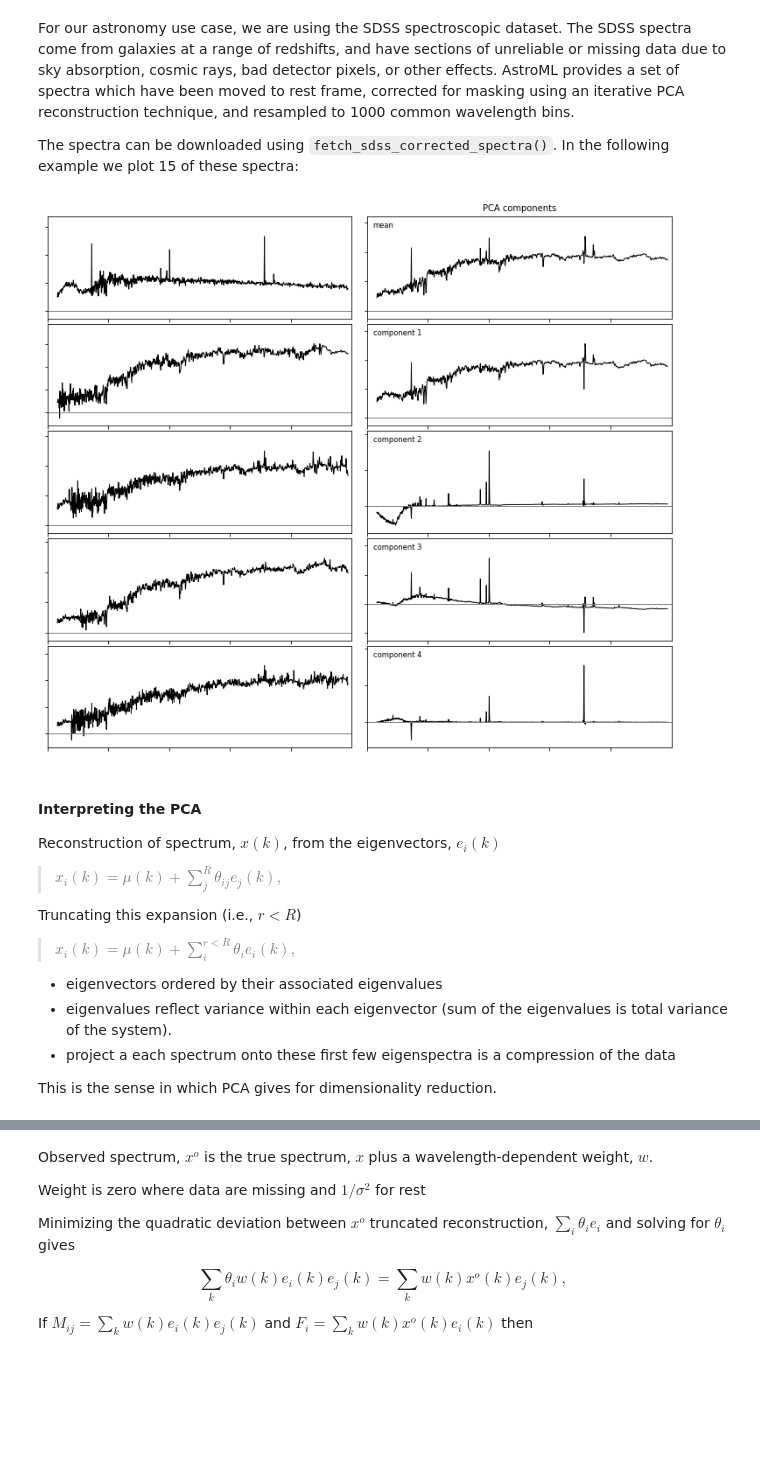
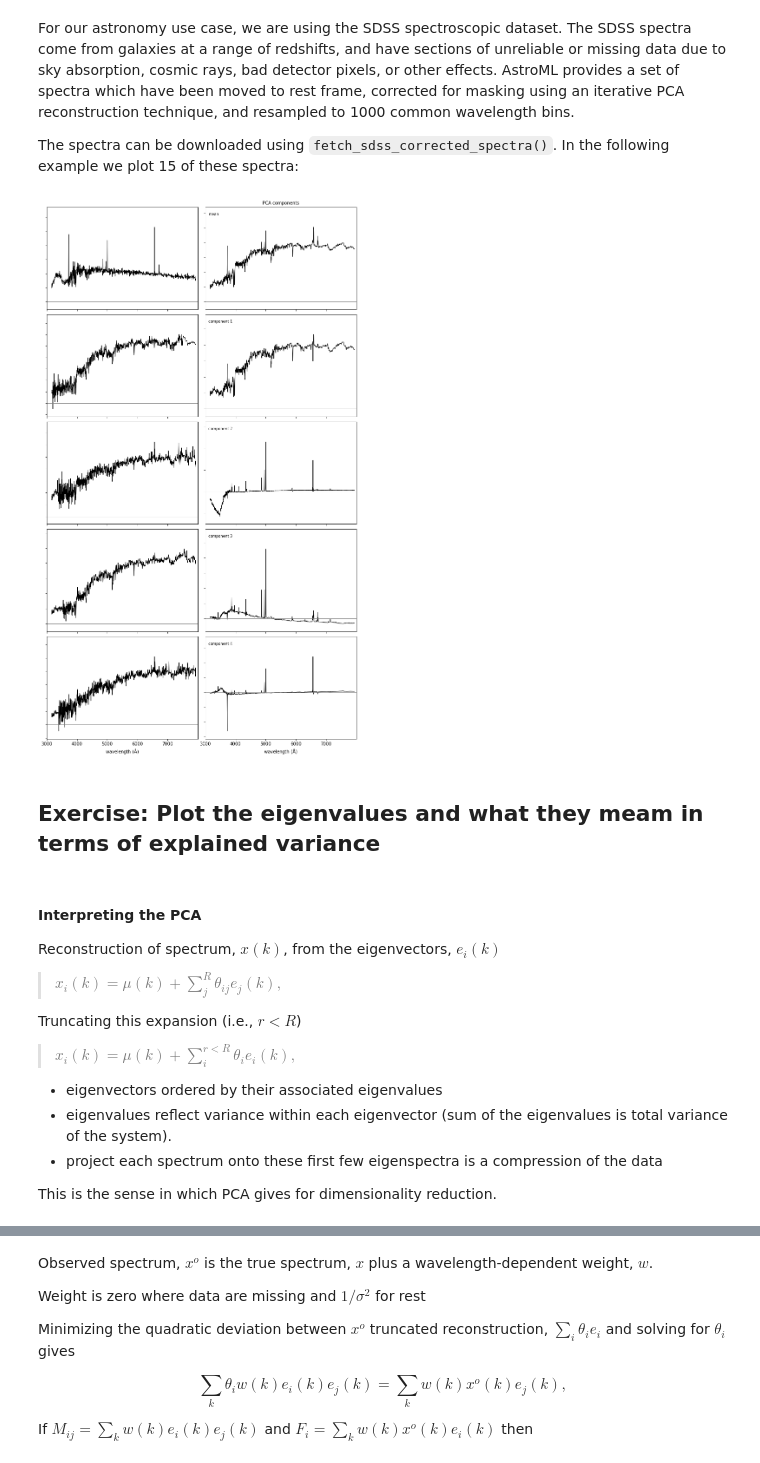
Before and after one commit to uw-astro/astr-598a-spr24, a Jupyter notebook: lectures/Lecture4-dimensionality-reduction.ipynb, the cells around one changed output, grey strips where cells are left out. Drawn from its saved outputs; the diff is of its cells as text; code cells hidden in the pictures; blank space fills up the shorter version.

```diff
--- a/lectures/Lecture4-dimensionality-reduction.ipynb
+++ b/lectures/Lecture4-dimensionality-reduction.ipynb
@@ -121,7 +123,6 @@ from matplotlib import pyplot as plt
 from sklearn.decomposition import PCA
 
 from astroML.datasets import sdss_corrected_spectra
-from astroML.decorators import pickle_results
 
 #------------------------------------------------------------
 # Download data
@@ -133,7 +134,7 @@ wavelengths = sdss_corrected_spectra.compute_wavelengths(data)
 #----------------------------------------------------------------------
 # Compute PCA: returns mean + PCA vectors
 def compute_PCA(n_components=20):
-    nrows = 500
+    nrows = 5000
     ind = np.random.randint(spectra.shape[0], size=nrows)
     spec_mean = spectra[ind].mean(0)
 
@@ -146,12 +147,12 @@ def compute_PCA(n_components=20):
 
     return pca_comp, evals, ind
 
-n_components = 25
+n_components = 5
 decompositions, evals, index = compute_PCA(n_components)
 
 #----------------------------------------------------------------------
 # Plot the results
-fig = plt.figure(figsize=(11, 50))
+fig = plt.figure(figsize=(11, 20))
 
 fig.subplots_adjust(left=0.05, right=0.95, wspace=0.05,
                     bottom=0.1, top=0.95, hspace=0.05)
@@ -186,34 +187,36 @@ for j in range(5):
     if j < n_components - 1:
         ax2.xaxis.set_major_formatter(plt.NullFormatter())
     else:
         ax2.set_xlabel(r'wavelength ${\rm (\AA)}$')
     ax2.plot(wavelengths, spectra[j], '-k', lw=1)
 
     # plot zero line
     ax2.plot(xlim, [0, 0], '-', c='gray', lw=1)
     ax2.set_xlim(xlim)
 
     if j == 0:
         ax.set_title(titles, fontsize='medium')
 
     if j == 0:
         label = 'mean'
     else:
         label = 'component %i' % j
 
     # adjust y limits
     ylim = plt.ylim()
     dy = 0.05 * (ylim[1] - ylim[0])
     ax2.set_ylim(ylim[0] - dy, ylim[1] + 4 * dy)
 
 
     ax.text(0.02, 0.95, label, transform=ax.transAxes,
             ha='left', va='top', bbox=dict(ec='w', fc='w'),
             fontsize='small')
 
 plt.show()
 # %% [output]
-[figure, old version]
+[figure, new version]
+# %% [markdown]
+## Exercise: Plot the eigenvalues and what they meam in terms of explained variance
 # %% [markdown]
 #### Interpreting the PCA
 
@@ -234,7 +237,7 @@ $
 
 - eigenvectors ordered by their associated eigenvalues
 - eigenvalues reflect variance  within each eigenvector (sum of the eigenvalues is total variance of the system).
-- project a each spectrum onto these first few eigenspectra is a compression of the data
+- project each spectrum onto these first few eigenspectra is a compression of the data
 
 This is the sense in which PCA gives for dimensionality reduction.
 # %%
```
Also changed, not shown: parts of 9 cells of this notebook.
